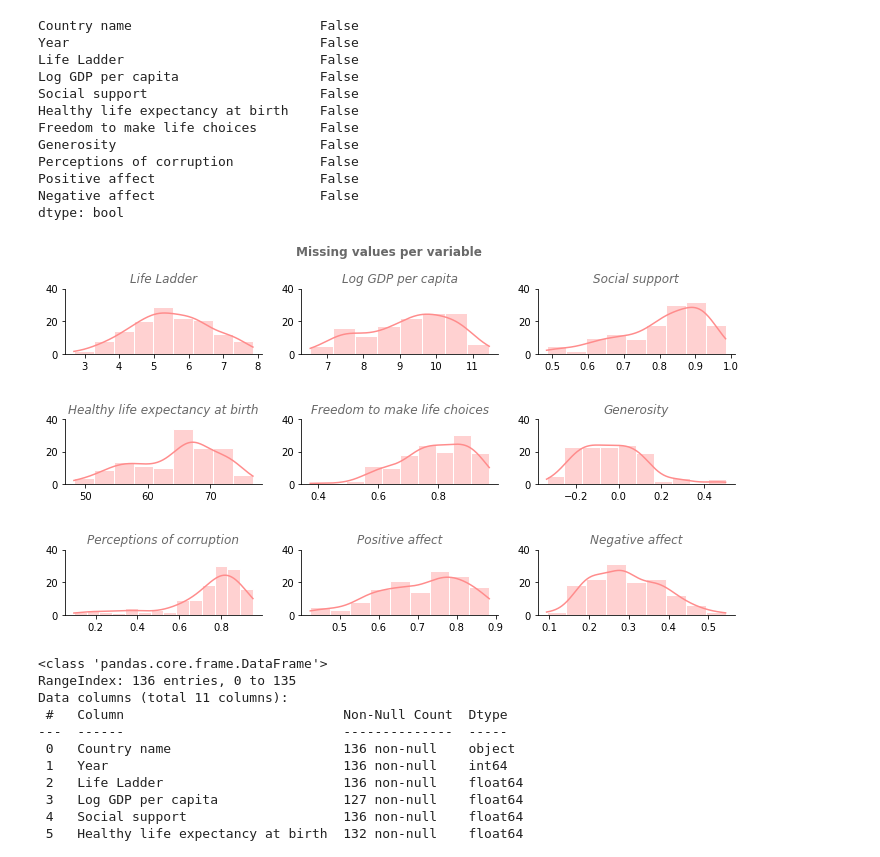
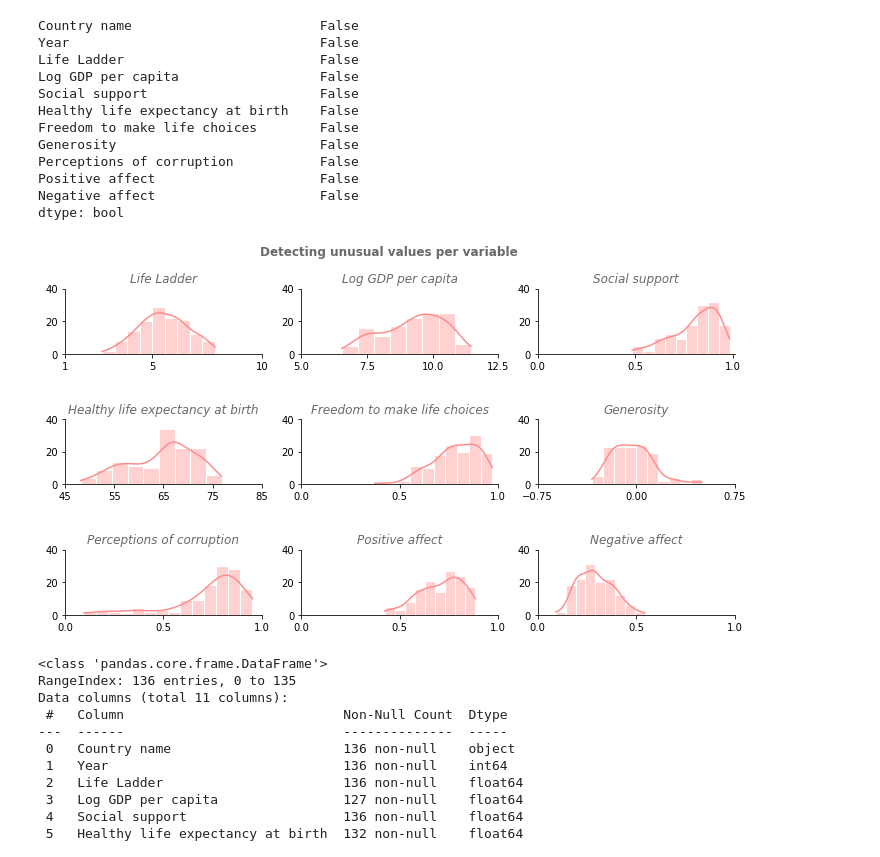
Before and after one commit to goebelclara/World_Happiness, a Jupyter notebook: World_Happiness_Notebook.ipynb, the cells around one changed output. Cells and saved outputs as stored; diff of their text form; code cells hidden in the pictures.

```diff
--- a/World_Happiness_Notebook.ipynb
+++ b/World_Happiness_Notebook.ipynb
@@ -137,37 +137,43 @@ feature_list = ["Life Ladder",
                 "Log GDP per capita",
                 "Social support",
                 "Healthy life expectancy at birth",
                 "Freedom to make life choices",
                 "Generosity",
                 "Perceptions of corruption",
                 "Positive affect",
                 "Negative affect"]
 fig, ax = plt.subplots(nrows = 3, ncols = 3, figsize=(12, 6))
 fig.subplots_adjust(hspace = 1)
 sns.despine(top = True)
-fig.suptitle("Missing values per variable",
+fig.suptitle("Detecting unusual values per variable",
              color = "#696969",
              weight = "bold",
              size = 12)
 
 for column, axis in zip(feature_list, ax.flat):
     sns.histplot(
         x = df[column],
         ax = axis,
         color = "#ff8c8c",
         edgecolor = "white",
         alpha = 0.4,
         kde = True)
-    #axis.set_xlim([0,10])
-    #axis.set_xticks(range(0,11,2))
     axis.xaxis.label.set_visible(False)
     axis.set_ylim([0,40])
     axis.yaxis.label.set_visible(False)
     axis.set_title(column,
                    style = "italic",
                    color = "#696969")
+
+rating_axes = [ax[0,2], ax[1,1], ax[2,0], ax[2,1], ax[2,2]]
+for axis in rating_axes:
+    axis.set_xticks([0, 0.5, 1.0])
+ax[0,0] = ax[0,0].set_xticks([1, 5, 10])
+ax[0,1] = ax[0,1].set_xticks([5,7.5,10,12.5])
+ax[1,0] = ax[1,0].set_xticks([45,55,65,75,85])
+ax[1,2] = ax[1,2].set_xticks([-0.75,0,0.75])
 # %% [output]
-[figure, old version]
+[figure, new version]
 # %%
 #Datatypes
 df.info()
```
